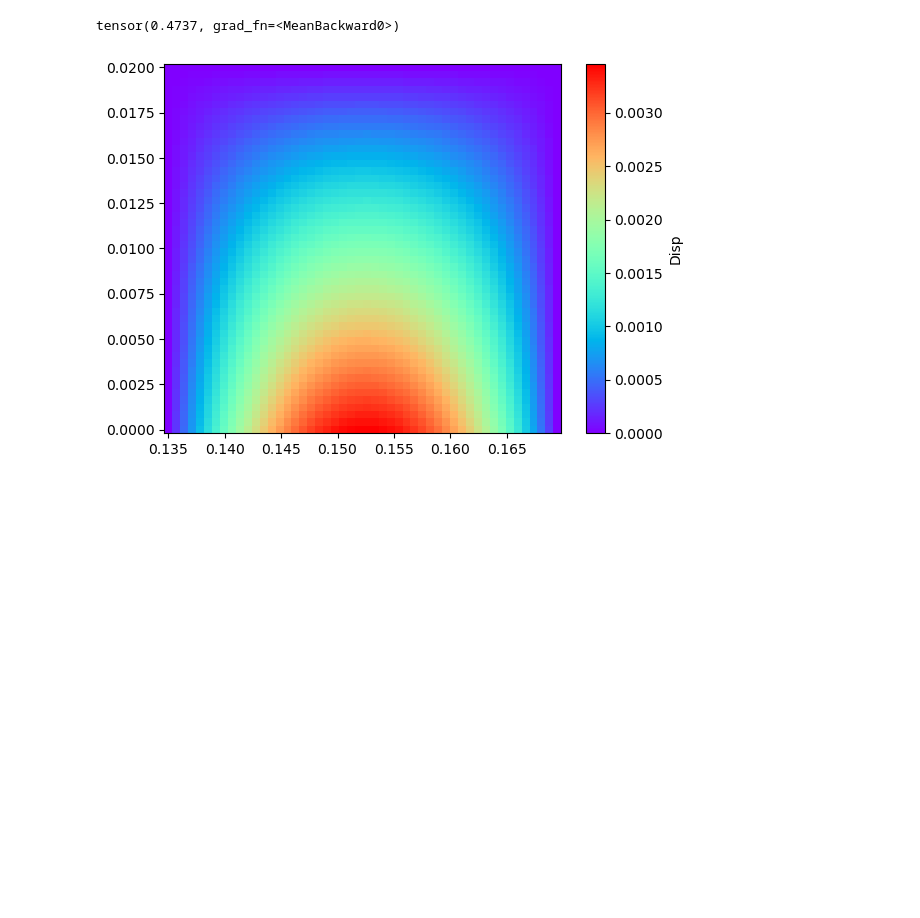
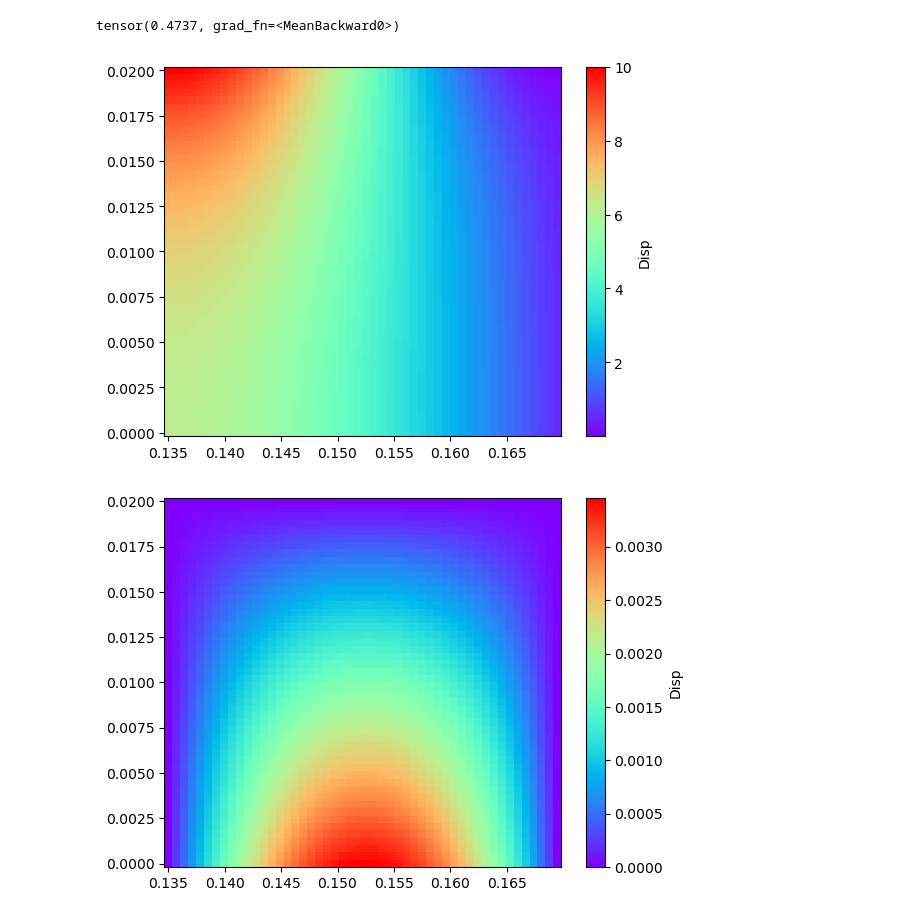
Before and after one commit to Yaoshengtai/PINN-Thermosolid-F-R, a Jupyter notebook: force_forward/force_forward.ipynb, the cells around one changed output. Saved outputs shown, nothing was run; the diff lists cells and outputs as text; code cells hidden in the pictures; blank space fills up the shorter version.

```diff
--- a/force_forward/force_forward.ipynb
+++ b/force_forward/force_forward.ipynb
@@ -39,10 +39,10 @@ parser = argparse.ArgumentParser(description='PyTorch Deep Learning Training For
 
 # 添加命令行参数
 parser.add_argument('--lr', type=float, default=0.0001, help='学习率')
-parser.add_argument('--batch_size', type=int, default=256, help='批量大小')
+parser.add_argument('--batch_size', type=int, default=1024, help='批量大小')
 parser.add_argument('--epochs', type=int, default=1000000, help='训练轮数')
 parser.add_argument('--gpu', type=bool , default=False ,help='使用GPU进行训练')
-parser.add_argument('--train_rec_size', type=int , default=256 ,help='矩形区域内生成的点,512*512')
+parser.add_argument('--train_rec_size', type=int , default=128 ,help='矩形区域内生成的点,512*512')
 parser.add_argument('--train_bound_size', type=int , default=64 ,help='边界上生成的点数')
 parser.add_argument('--train_gen_random', type=bool , default=True ,help='训练生成点是否随机')
 parser.add_argument('--valid_gen_random', type=bool , default=True ,help='验证生成点是否随机')
@@ -60,7 +60,7 @@ parser.add_argument('--weight_equ7', type=int , default=3000,help='控制方程7
 parser.add_argument('--boundary_strictness', type=float , default=0.5 ,help='边界严格参数')
 parser.add_argument('--network_MLP', type=str , default="64,64,64,64,64" ,help='全连接网络形状')
 #parser.add_argument('--network_MLP', type=str , default="64,64,64,64,64,64,64,64" ,help='全连接网络形状')
-parser.add_argument('--check_every', type=int , default=100 ,help='检测周期')
+parser.add_argument('--check_every', type=int , default=10 ,help='检测周期')
 parser.add_argument('--save_dict', type=str , default='run1' ,help='训练文件名')
 parser.add_argument('--maxf', type=int , default=10 ,help='端面相对温度最大值')
 parser.add_argument('--impose', type=int , default=1 ,help='是否强加Drichlet边界,1为施加')
@@ -88,13 +88,16 @@ Namespace(lr=0.0001, batch_size=256, epochs=1000000, gpu=False, train_rec_size=2
 # %%
-heat_network=torch.load('heat_model.pth')
+heat_network=torch.load('heat_model.pth',map_location=torch.device('cpu'))
 
 def load_heat(r,z):
-    x = (torch.unsqueeze(r, dim=1).requires_grad_()-r1)/(r2-r1)
-    y = (torch.unsqueeze(z, dim=1).requires_grad_()-r1)/(r2-r1)
+    xx=(r-r1)/(r2-r1)
+    yy=z/h1
+    x = torch.unsqueeze(xx, dim=1).requires_grad_()
+    y = torch.unsqueeze(yy, dim=1).requires_grad_()
     xy = torch.cat((x, y), dim=1)
     DT = heat_network(xy)
-    DT = torch.squeeze(DT.requires_grad_()) *maxf
-    return DT
+    DT = torch.squeeze(DT.requires_grad_()) #*maxf
+    DT=(1-yy)*DT+2*xx**3-3*xx**2+1
+    return DT *maxf
 
 def calculate_sigma_rr(u,w,r,z):
     #return 2*G * ((1-mu)/(1-2*mu)*diff(u,r) + mu/(1-2*mu)*(u/r+diff(w,z)))
@@ -396,6 +403,16 @@ plt.plot(sigma_zz_f)
 u_f=fem['R']
 print(np.mean(uu[:,1]-u_f))
 plt.plot(uu[:,1]-u_f)
+# %%
+x, y = np.meshgrid(xx, yy)
+#sigma_zr.detach().cpu().numpy()
+# 创建热力图
+DT=DT.detach().cpu().numpy()
+heatmap=plt.pcolormesh(x, y, DT.reshape(x.shape).T,cmap='rainbow')  # cmap是颜色映射，你可以根据需要选择
+cbar=plt.colorbar(heatmap,label='Disp')
+plt.show()
+# %% [output]
+[figure, added]
 # %%
 x, y = np.meshgrid(xx, yy)
 sigma_zr=uu[:,5]#sigma_zr.detach().cpu().numpy()
```
Also changed, not shown: parts of 2 cells of this notebook, 6 other files.
